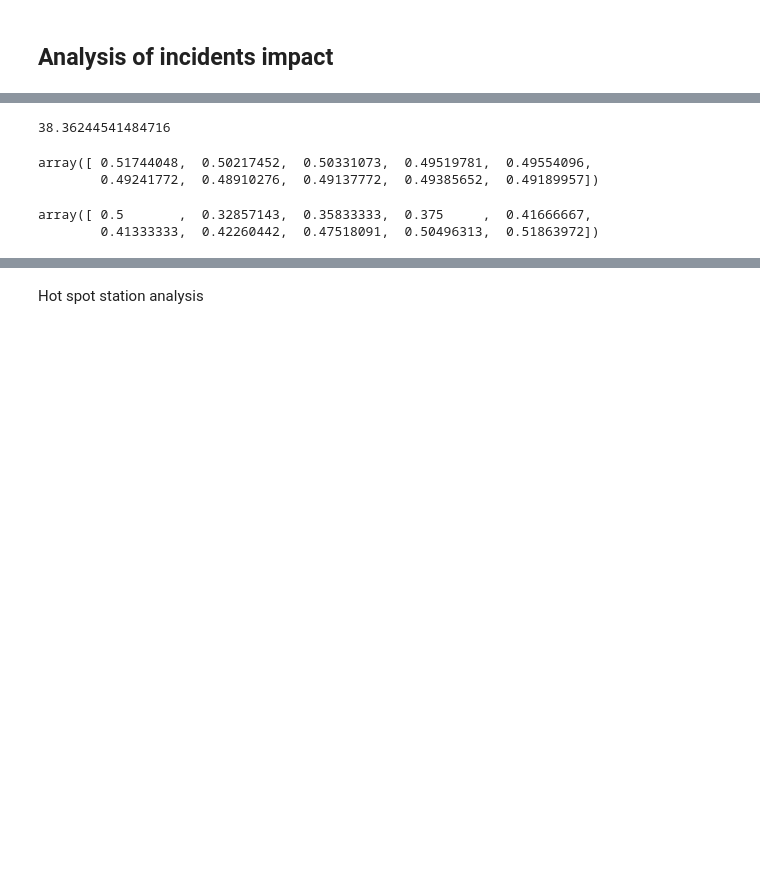
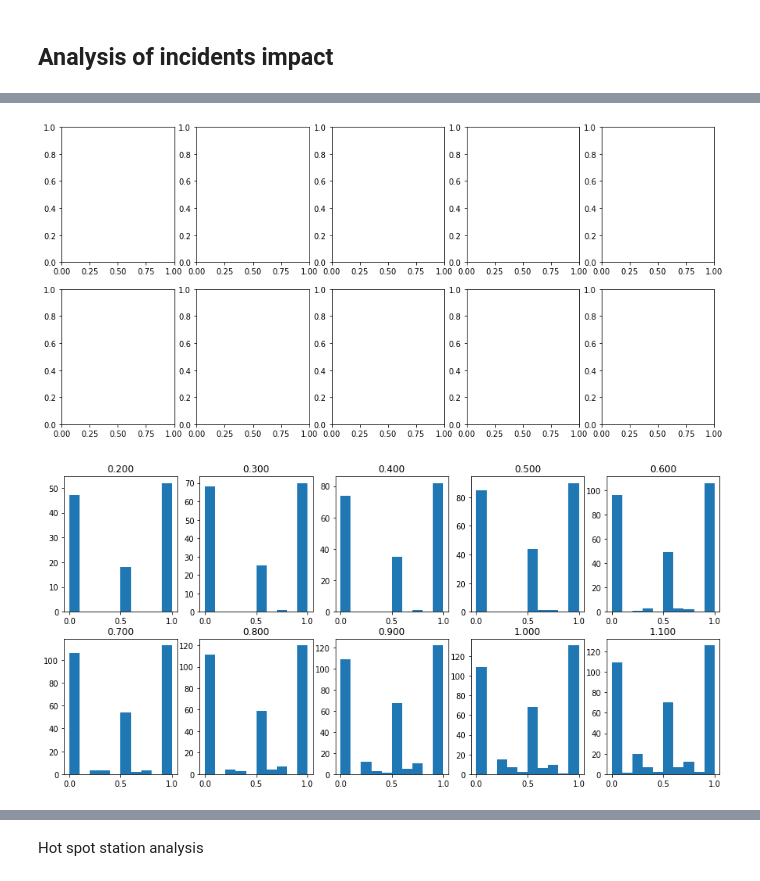
Before and after one commit to frolovconst/TC_w_ML, a Jupyter notebook: incidents_touch/fst_trial.ipynb, the cells around one changed output, grey strips where cells are left out. Drawn from its saved outputs; the diff is of its cells as text; code cells hidden in the pictures; blank space fills up the shorter version.

```diff
--- a/incidents_touch/fst_trial.ipynb
+++ b/incidents_touch/fst_trial.ipynb
@@ -214,7 +305,7 @@ def plot_impact_of_distance(d_range, bins, incidents, series, stations):
         impact = impact[impact != -1.0]
         mean_array = np.append(mean_array, impact.mean())
         axes[int(2*i/bins)][int(i%(bins/2))].hist(impact)
-        axes[int(2*i/bins)][int(i%(bins/2))].set_title(repr(d))
+        axes[int(2*i/bins)][int(i%(bins/2))].set_title('{:.3f}'.format(d))
         i += 1
     plt.show()
     return mean_array
@@ -225,14 +316,5 @@ m_ar = plot_impact_of_distance([.2, 10], 10, data_inc_d07, data_srs_no_null, sta
-# %%
-8785/229
-# %% [output]
-38.36244541484716
-# %%
-m_ar
-# %% [output]
-array([ 0.51744048,  0.50217452,  0.50331073,  0.49519781,  0.49554096,
-        0.49241772,  0.48910276,  0.49137772,  0.49385652,  0.49189957])
-# %%
-m_ar
-# %% [output]
-array([ 0.5       ,  0.32857143,  0.35833333,  0.375     ,  0.41666667,
-        0.41333333,  0.42260442,  0.47518091,  0.50496313,  0.51863972])
+# %%
+m_ar = plot_impact_of_distance([.2, 1.1], 10, data_inc_d07, data_srs_no_null, stations_active)
+# %% [output]
+[figure, added]
+[figure, added]
```
Also changed, not shown: parts of 19 cells of this notebook.
